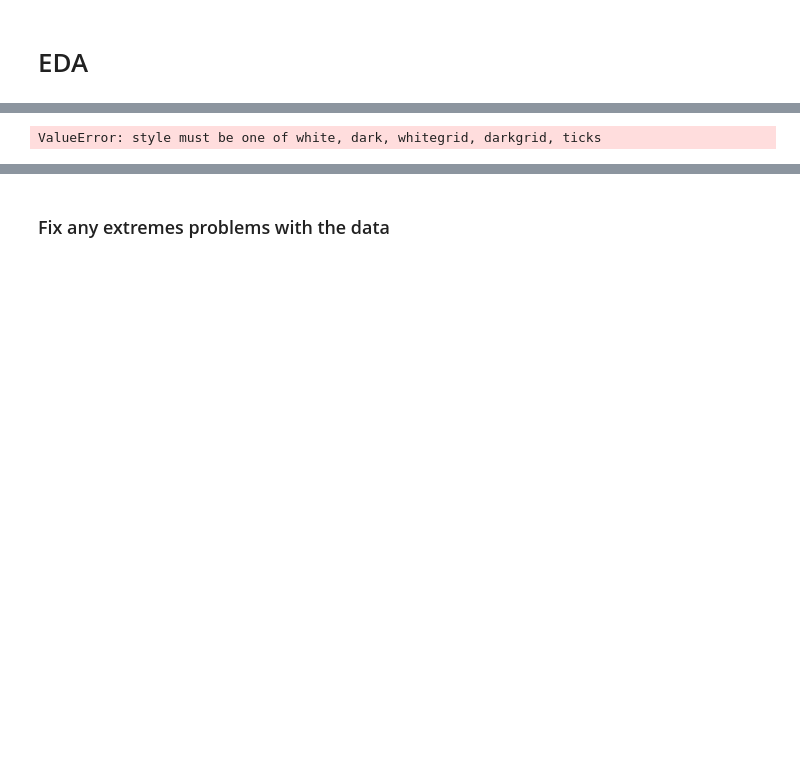
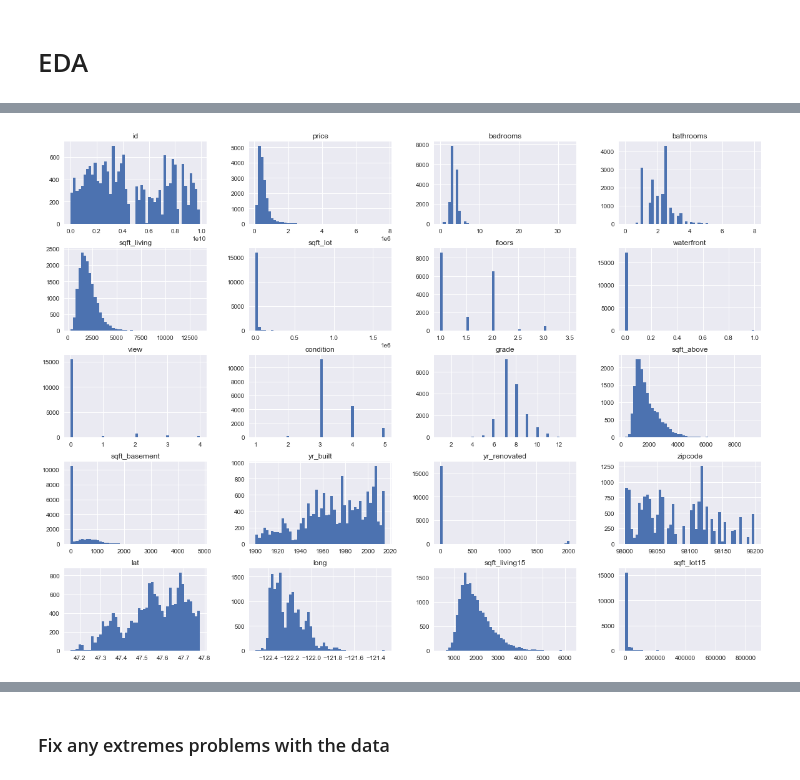
Before and after one commit to Ismaeltrevi/house-price-prediction, a Jupyter notebook: notebooks/EDA-and-feature-engineering.ipynb, the cells around one changed output, grey strips where cells are left out. Cells and saved outputs as stored; diff of their text form; code cells hidden in the pictures; blank space fills up the shorter version.

```diff
--- a/notebooks/EDA-and-feature-engineering.ipynb
+++ b/notebooks/EDA-and-feature-engineering.ipynb
@@ -140,10 +201,9 @@ df.head(2)
 # %% [markdown]
 # EDA
 # %%
-sns.set_style("seaborn")
+plt.style.use('seaborn')
 
 df.hist(bins=50, figsize=(20,15))
 plt.show()
 # %% [output]
 [interactive output not drawn]
-ValueError: style must be one of white, dark, whitegrid, darkgrid, ticks
@@ -149,0 +211 @@ ValueError: style must be one of white, dark, whitegrid, darkgrid, ticks
+[figure, added]
```
Also changed, not shown: parts of 25 cells of this notebook.
